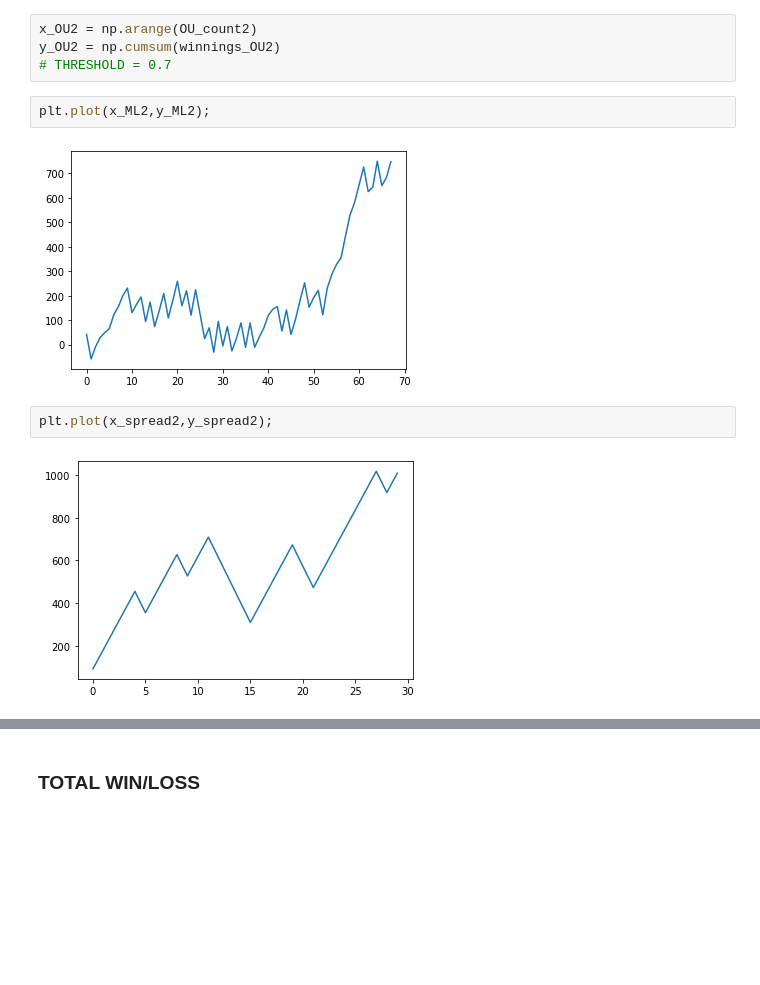
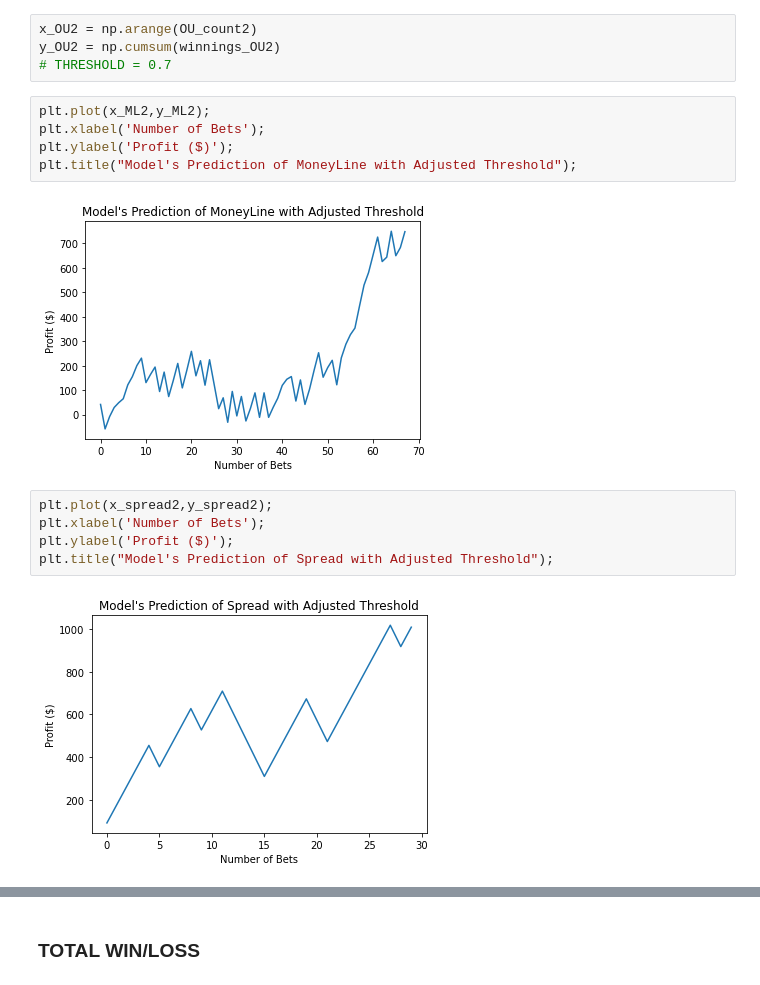
Before and after one commit to GogateVarun/NBA-Game-Predictor, a Jupyter notebook: Machine Learning/Playoffs_Predictions.ipynb, the cells around one changed output, grey strips where cells are left out. Cells and saved outputs as stored; diff of their text form; blank space fills up the shorter version.

```diff
--- a/Machine Learning/Playoffs_Predictions.ipynb
+++ b/Machine Learning/Playoffs_Predictions.ipynb
@@ -408,11 +435,17 @@ y_OU2 = np.cumsum(winnings_OU2)
 # THRESHOLD = 0.7
 # %%
 plt.plot(x_ML2,y_ML2);
+plt.xlabel('Number of Bets');
+plt.ylabel('Profit ($)');
+plt.title("Model's Prediction of MoneyLine with Adjusted Threshold");
 # %% [output]
-[figure, old version]
+[figure, new version]
 # %%
 plt.plot(x_spread2,y_spread2);
+plt.xlabel('Number of Bets');
+plt.ylabel('Profit ($)');
+plt.title("Model's Prediction of Spread with Adjusted Threshold");
 # %% [output]
-[figure, old version]
+[figure, new version]
 # %%
 plt.plot(x_OU2,y_OU2);
```
Also changed, not shown: parts of 15 cells of this notebook, 2 other files.
